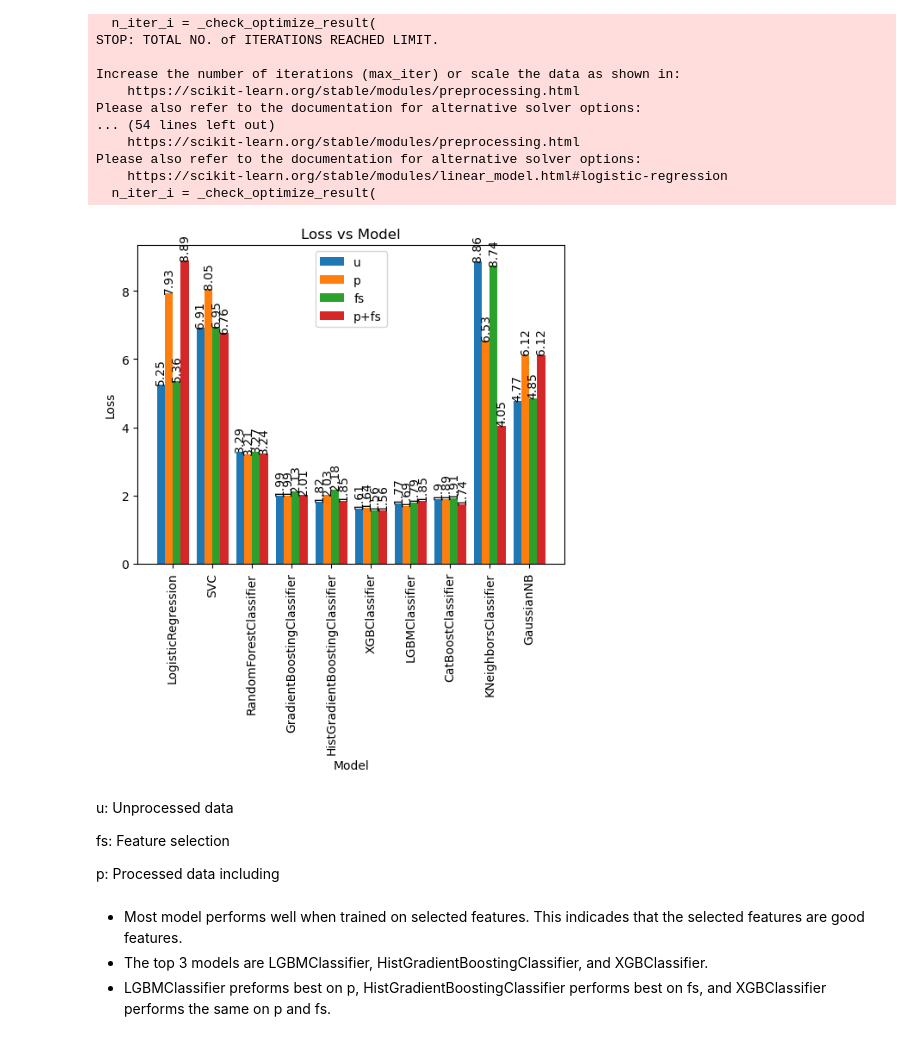
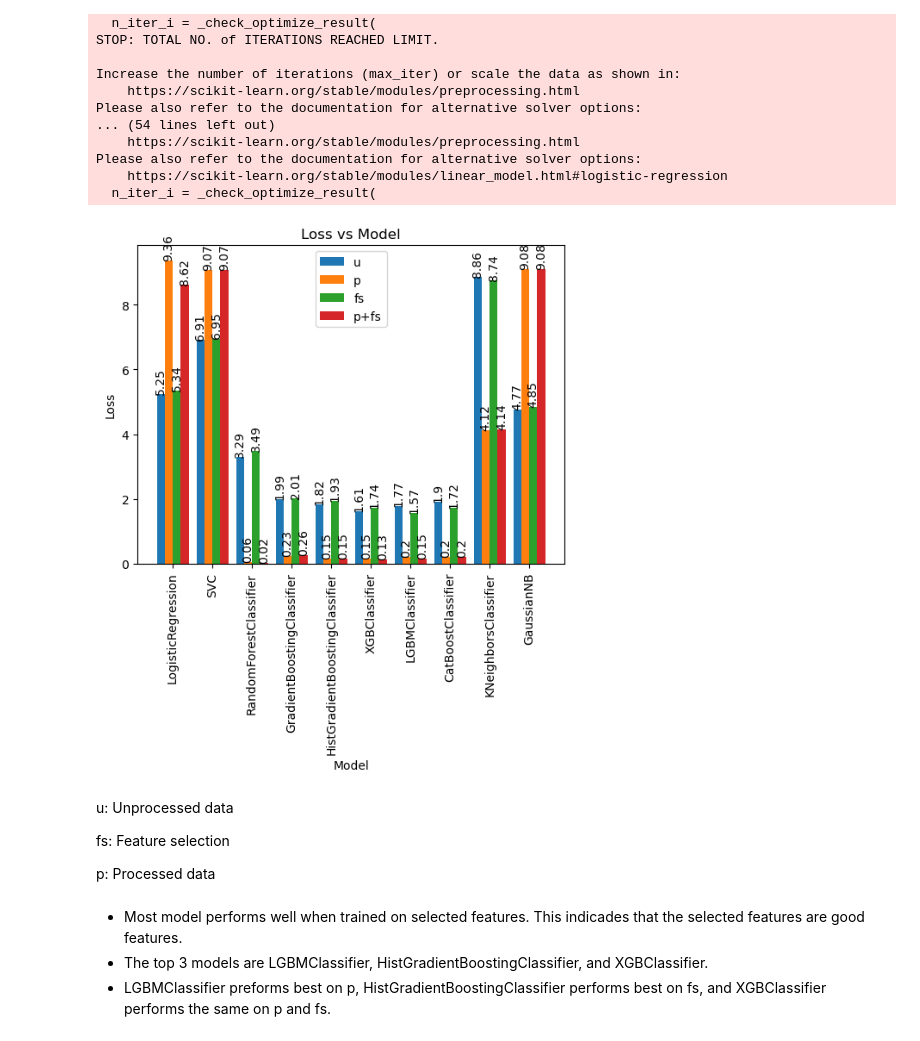
Before and after one commit to ernestxxx/ICR-Identifying-Age-Related-Conditions-EDA, a Jupyter notebook: icr-identifying-age-related-conditions-eda.ipynb, the cells around one changed output. Cells and saved outputs as stored; diff of their text form; code cells hidden in the pictures.

```diff
--- a/icr-identifying-age-related-conditions-eda.ipynb
+++ b/icr-identifying-age-related-conditions-eda.ipynb
@@ -541,19 +541,19 @@ def model_evaluator(X_train, y_train, process_data=True):
 
     model_scores = {}
     for name, estimator in models:
-        cv = StratifiedKFold(n_splits=5, shuffle=True, random_state=1)
         if process_data:
             scores=[]
-            for train_idx, val_idx in cv.split(X_train, y_train, groups=y_train):
-                preprocessor = Preprocessor()
-                X, y = preprocessor.fit_resample(X_train.iloc[train_idx], y_train.iloc[train_idx])
+            preprocessor = Preprocessor()
+            X, y = preprocessor.fit_resample(X_train.values, y_train.values)
+            cv = KFold(n_splits=5, shuffle=True, random_state=1)
+            for train_idx, val_idx in cv.split(X, y):
                 model = ModelWrapper(estimator)
-                model.fit(X, y)
-                model = make_model(preprocessor, estimator)
-                scores.append(balanced_log_loss_scorer(model, X_train.iloc[val_idx], y_train.iloc[val_idx].copy()))
+                model.fit(X[train_idx], y[train_idx])
+                scores.append(balanced_log_loss_scorer(model, X[val_idx], y[val_idx]))
             score = np.mean(scores)
 
         else:
+            cv = StratifiedKFold(n_splits=5, shuffle=True, random_state=1)
             model = ModelWrapper(make_pipeline(SimpleImputer(strategy='mean'), estimator))
 
             scores = cross_val_score(model, X_train, y_train,
@@ -569,11 +569,11 @@ def model_evaluator(X_train, y_train, process_data=True):
 # %%
 X_train, y_train = train_df[features+extra_features].copy(), train_df["Alpha"].copy()
 up_model_scores = model_evaluator(X_train, y_train, process_data=False)
-pnfs_model_scores = model_evaluator(X_train, y_train, process_data=True)
+p_model_scores = model_evaluator(X_train, y_train, process_data=True)
 
 X_train, y_train = train_df[good_features+extra_features].copy(), train_df["Alpha"].copy()
 fs_model_scores = model_evaluator(X_train, y_train, process_data=False)
-p_model_scores = model_evaluator(X_train, y_train, process_data=True)
+pfs_model_scores = model_evaluator(X_train, y_train, process_data=True)
 # %% [output]
 STOP: TOTAL NO. of ITERATIONS REACHED LIMIT.
 
@@ -595,39 +595,39 @@ Please also refer to the documentation for alternative solver options:
 # %%
 score_x = up_model_scores.keys()
 score_y0 = up_model_scores.values()
-score_y1 = pnfs_model_scores.values()
+score_y1 = p_model_scores.values()
 score_y2 = fs_model_scores.values()
-score_y3 = p_model_scores.values()
+score_y3 = pfs_model_scores.values()
 
 x = np.arange(len(score_x))
 width = 0.2
 plt.bar(x-1.5*width, score_y0, width=width, label='u')
 plt.bar(x-0.5*width, score_y1, width=width, label='p')
 plt.bar(x+0.5*width, score_y2, width=width, label='fs')
 plt.bar(x+1.5*width, score_y3, width=width, label='p+fs')
 
 for i, (v0,v1,v2,v3) in enumerate(zip(score_y0,score_y1,score_y2,score_y3)):
     plt.text(i-1.5*width, v0,  str(round(v0,2)), ha='center', va='bottom', rotation=90)
     plt.text(i-0.5*width, v1,  str(round(v1,2)), ha='center', va='bottom', rotation=90)
     plt.text(i+0.5*width, v2, str(round(v2,2)), ha='center', va='bottom', rotation=90)
     plt.text(i+1.5*width, v3, str(round(v3,2)), ha='center', va='bottom', rotation=90)
 
 # Add labels, title, and legend
 plt.xlabel('Model')
 plt.ylabel('Loss')
 plt.title('Loss vs Model')
 plt.xticks(x, score_x, rotation=90)
 #plt.figure(figsize=(8, 6), num=1)
 plt.legend()
 plt.show()
 # %% [output]
-[figure, old version]
+[figure, new version]
 # %% [markdown]
 u: Unprocessed data
 
 fs: Feature selection
 
-p: Processed data including
+p: Processed data
 # %% [markdown]
 - Most model performs well when trained on selected features. This indicades that the selected features are good features.
 - The top 3 models are LGBMClassifier, HistGradientBoostingClassifier, and XGBClassifier.
```
Also changed, not shown: parts of 11 cells of this notebook.
